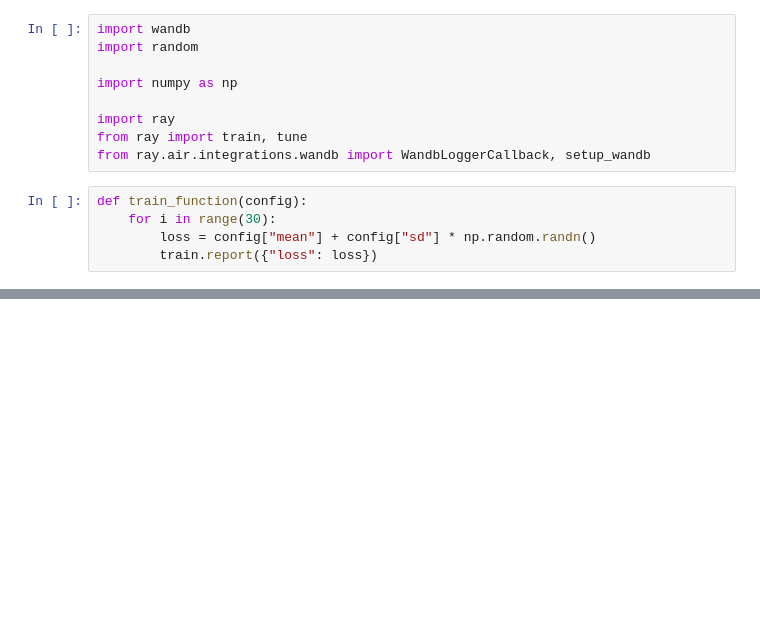
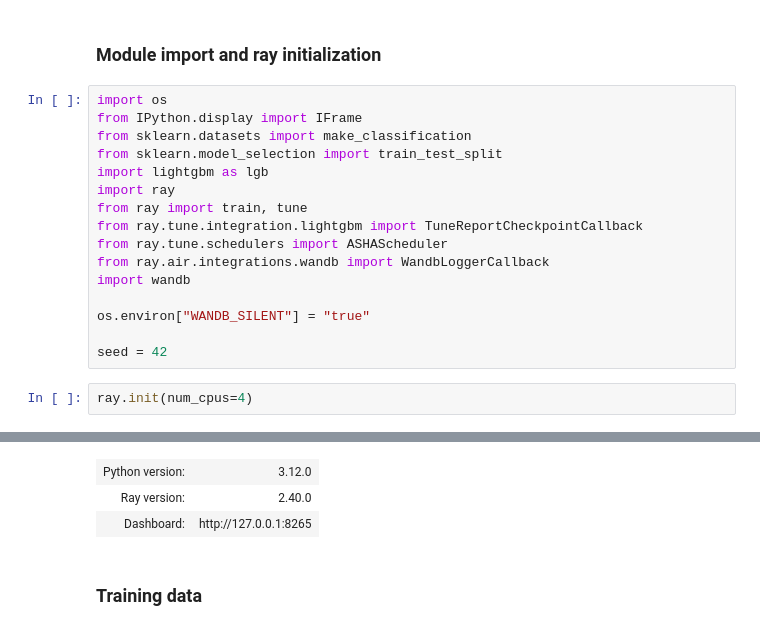
Before and after one commit to hongsupshin/hongsupshin.github.io, a Jupyter notebook: posts/2025-01-25/index.ipynb, the cells around one changed output, grey strips where cells are left out. Drawn from its saved outputs; the diff is of its cells as text; blank space fills up the shorter version.

```diff
--- a/posts/2025-01-25/index.ipynb
+++ b/posts/2025-01-25/index.ipynb
@@ -1,14 +55,21 @@
+# %% [markdown]
+### Module import and ray initialization
 # %%
-import wandb
-import random
-
-import numpy as np
-
+import os
+from IPython.display import IFrame
+from sklearn.datasets import make_classification
+from sklearn.model_selection import train_test_split
+import lightgbm as lgb
 import ray
 from ray import train, tune
-from ray.air.integrations.wandb import WandbLoggerCallback, setup_wandb
+from ray.tune.integration.lightgbm import TuneReportCheckpointCallback
+from ray.tune.schedulers import ASHAScheduler
+from ray.air.integrations.wandb import WandbLoggerCallback
+import wandb
+
+os.environ["WANDB_SILENT"] = "true"
+
+seed = 42
-# %%
-def train_function(config):
-    for i in range(30):
-        loss = config["mean"] + config["sd"] * np.random.randn()
-        train.report({"loss": loss})
+# %%
+ray.init(num_cpus=4)
+# %% [output]
@@ -14,0 +77,5 @@ def train_function(config):
+| Python version: | 3.12.0 |
+| Ray version: | 2.40.0 |
+| Dashboard: | http://127.0.0.1:8265 |
+# %% [markdown]
+### Training data
```
Also changed, not shown: parts of 36 cells of this notebook, 48 other files.
